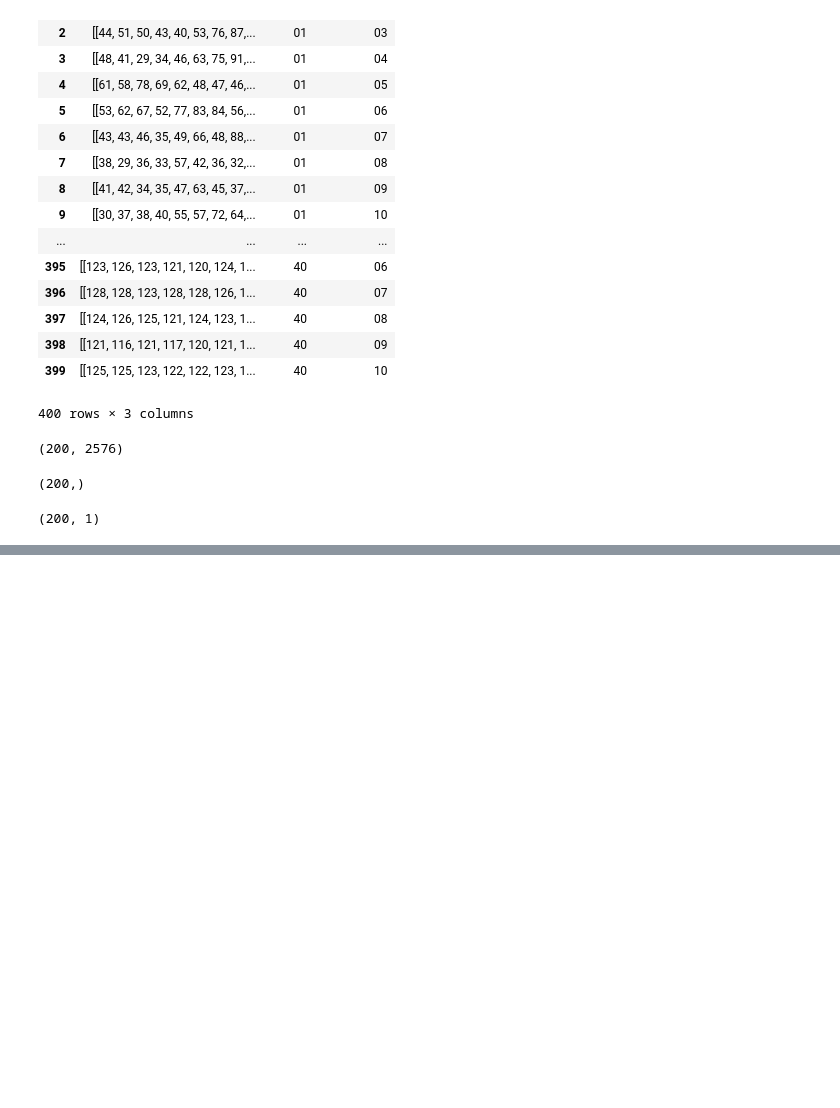
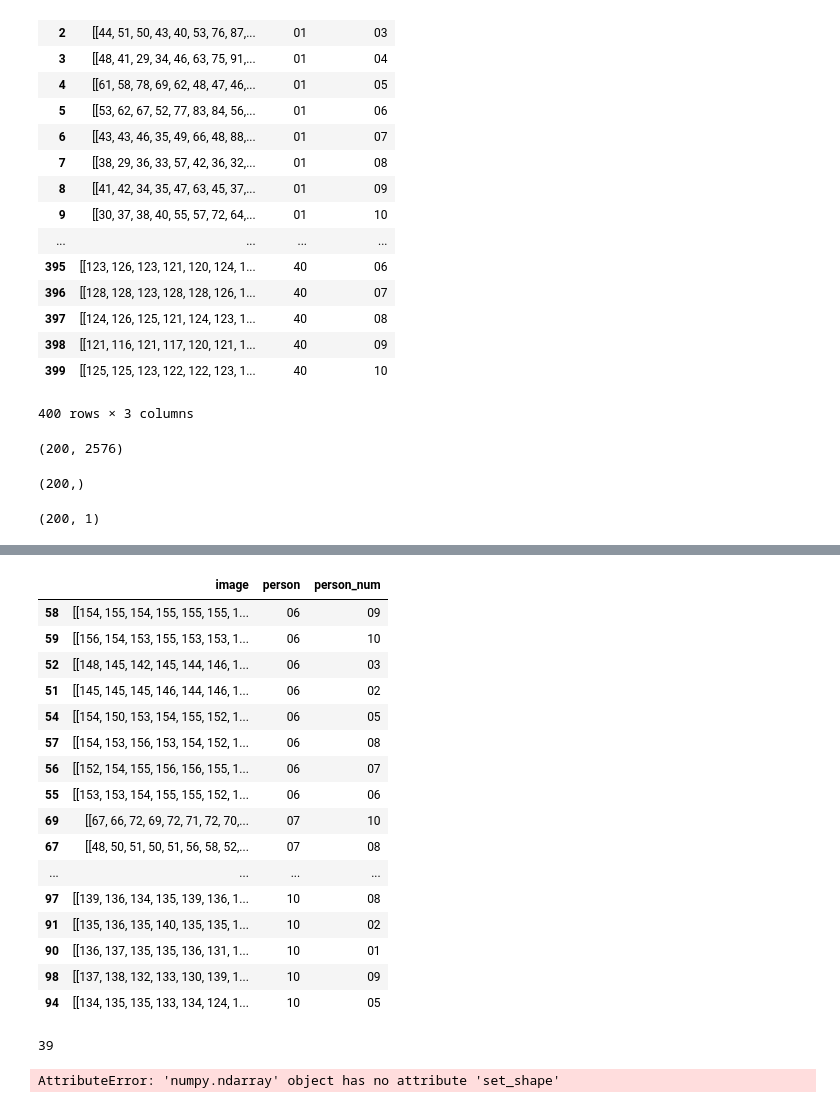
Before and after one commit to HERO-Kwon/MILab, a Jupyter notebook: 180516_NN_A2/Untitled.ipynb, the cells around one changed output, grey strips where cells are left out. Drawn from its saved outputs; the diff is of its cells as text; code cells hidden in the pictures; blank space fills up the shorter version.

```diff
--- a/180516_NN_A2/Untitled.ipynb
+++ b/180516_NN_A2/Untitled.ipynb
@@ -168,0 +245,24 @@ aa.reshape((-1,1)).shape
+# %%
+next(a)
+# %% [output]
+|  | image | person | person_num |
+| 58 | [[154, 155, 154, 155, 155, 155, 1... | 06 | 09 |
+| 59 | [[156, 154, 153, 155, 153, 153, 1... | 06 | 10 |
+| 52 | [[148, 145, 142, 145, 144, 146, 1... | 06 | 03 |
+| 51 | [[145, 145, 145, 146, 144, 146, 1... | 06 | 02 |
+| 54 | [[154, 150, 153, 154, 155, 152, 1... | 06 | 05 |
+| 57 | [[154, 153, 156, 153, 154, 152, 1... | 06 | 08 |
+| 56 | [[152, 154, 155, 156, 156, 155, 1... | 06 | 07 |
+| 55 | [[153, 153, 154, 155, 155, 152, 1... | 06 | 06 |
+| 69 | [[67, 66, 72, 69, 72, 71, 72, 70,... | 07 | 10 |
+| 67 | [[48, 50, 51, 50, 51, 56, 58, 52,... | 07 | 08 |
+| ... | ... | ... | ... |
+| 97 | [[139, 136, 134, 135, 139, 136, 1... | 10 | 08 |
+| 91 | [[135, 136, 135, 140, 135, 135, 1... | 10 | 02 |
+| 90 | [[136, 137, 135, 135, 136, 131, 1... | 10 | 01 |
+| 98 | [[137, 138, 132, 133, 130, 139, 1... | 10 | 09 |
+| 94 | [[134, 135, 135, 133, 134, 124, 1... | 10 | 05 |
+# %%
+len(next(a))
+# %% [output]
+39
@@ -168,0 +281,4 @@ aa.reshape((-1,1)).shape
+# %%
+labels.set_shape([1])
+# %% [output]
+AttributeError: 'numpy.ndarray' object has no attribute 'set_shape'
```
Also changed, not shown: parts of 20 cells of this notebook, 3 other files.
